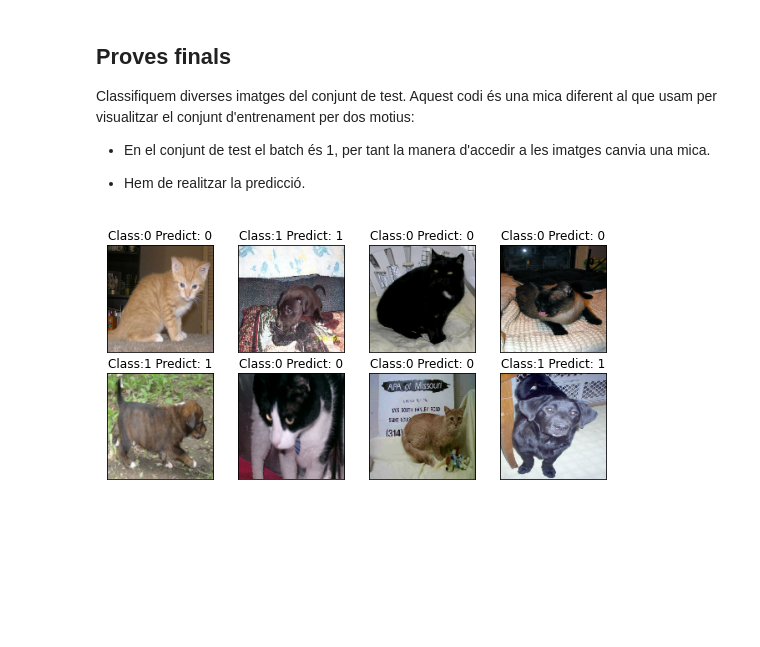
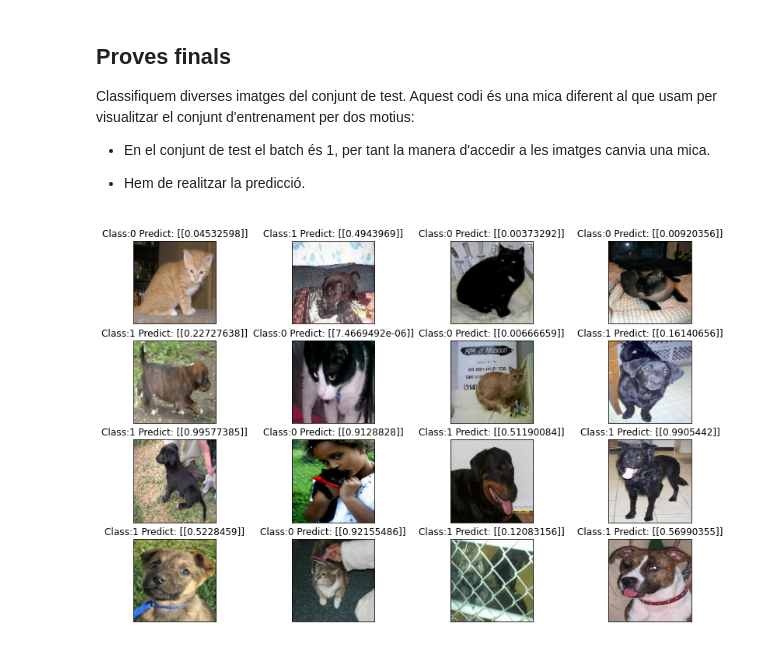
Before and after one commit to lluiscamino/aprenentatge_automatic, a Jupyter notebook: 12_CNN_Transfer/gat_i_gos_transfer.ipynb, the cells around one changed output. Drawn from its saved outputs; the diff is of its cells as text; code cells hidden in the pictures; blank space fills up the shorter version.

```diff
--- a/12_CNN_Transfer/gat_i_gos_transfer.ipynb
+++ b/12_CNN_Transfer/gat_i_gos_transfer.ipynb
@@ -72,6 +66,6 @@ ResNet-50 és una xarxa neuronal convolucional de **50 capes de profunditat**. C
 # %%
 IMG_SHAPE = img_size + (3,)
 
-base_model = tf.keras.applications.resnet50.ResNet50(include_top=False, # Obtenim l'extractor de característiques, no el classificador
+base_model = tf.keras.applications.mobilenet.MobileNet(include_top=False, # Obtenim l'extractor de característiques, no el classificador
                                                      weights='imagenet', # Sobre quina base de dades s'ha entrenat.
                                                      input_shape=IMG_SHAPE)
@@ -100,7 +90,7 @@ model.compile(optimizer=tf.keras.optimizers.Adam(),
               loss=tf.keras.losses.BinaryCrossentropy(from_logits=False),
               metrics=['accuracy'])
 # %%
-initial_epochs = 1
+initial_epochs = 5
 
 history = model.fit(train_ds,
                     epochs=initial_epochs,
@@ -118,17 +117,17 @@ Classifiquem diverses imatges del conjunt de test. Aquest codi és una mica dife
 # %%
 it_test = validation_ds.as_numpy_iterator()
 
 
-n_images = 8
-figure = plt.figure(figsize=(9, 9))
+n_images = 16
+figure = plt.figure(figsize=(14, 9))
 
 for i in range(n_images):
 
   img_batch = next(it_test)
-  ax = plt.subplot(n_images/2, n_images//2, i + 1)
+  ax = plt.subplot(4, 4, i + 1)
   ax.imshow(img_batch[0][0,:,:,:]/255)
   ax.set_xticks(())
   ax.set_yticks(())
-  ax.set_title( "Class:" +  str(img_batch[1][0]) + " Predict: " + str(int(model.predict(img_batch[0]))))
+  ax.set_title( "Class:" +  str(img_batch[1][0]) + " Predict: " + str(model.predict(img_batch[0])))
 # %% [output]
-[figure, old version]
+[figure, new version]
```
Also changed, not shown: parts of 3 cells of this notebook.
